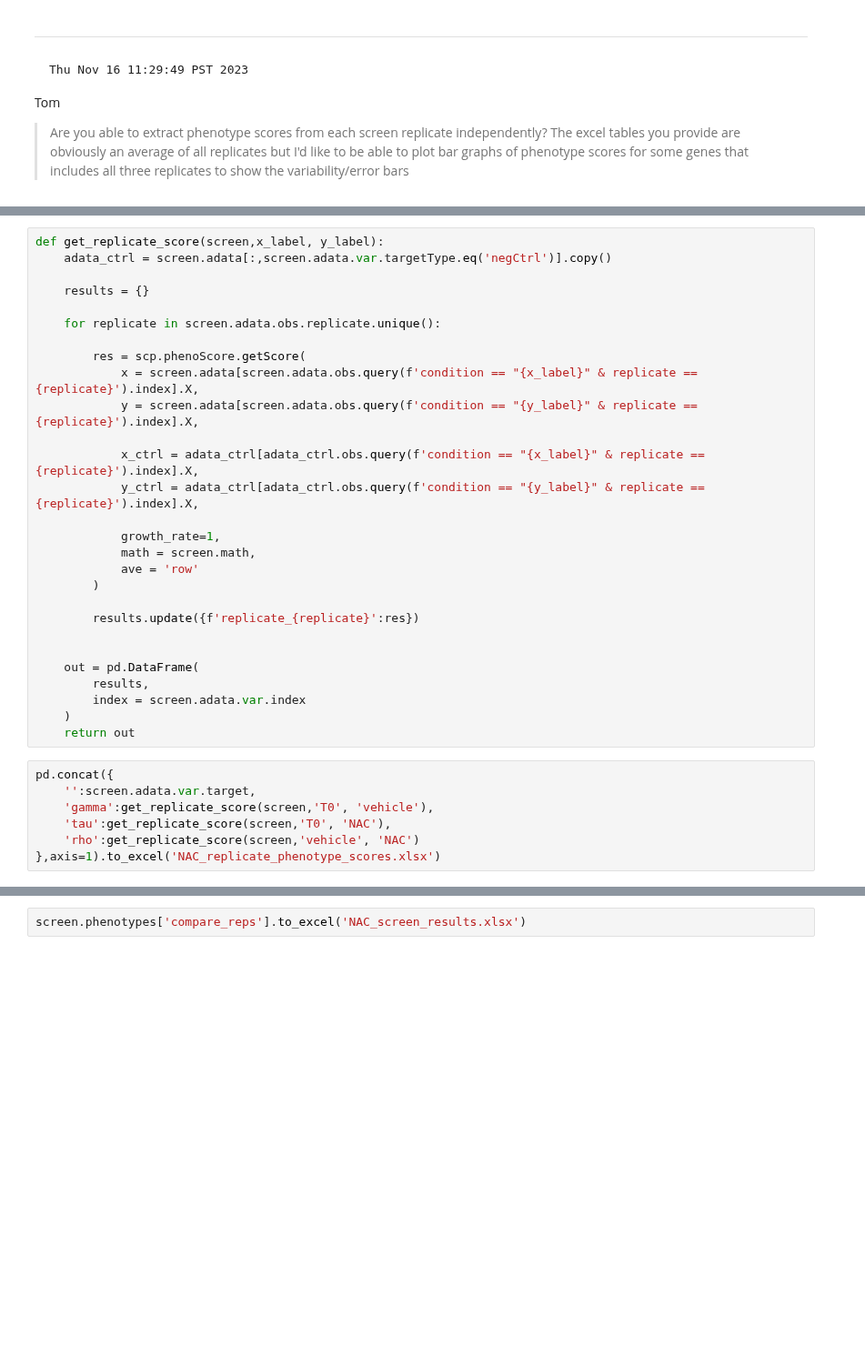
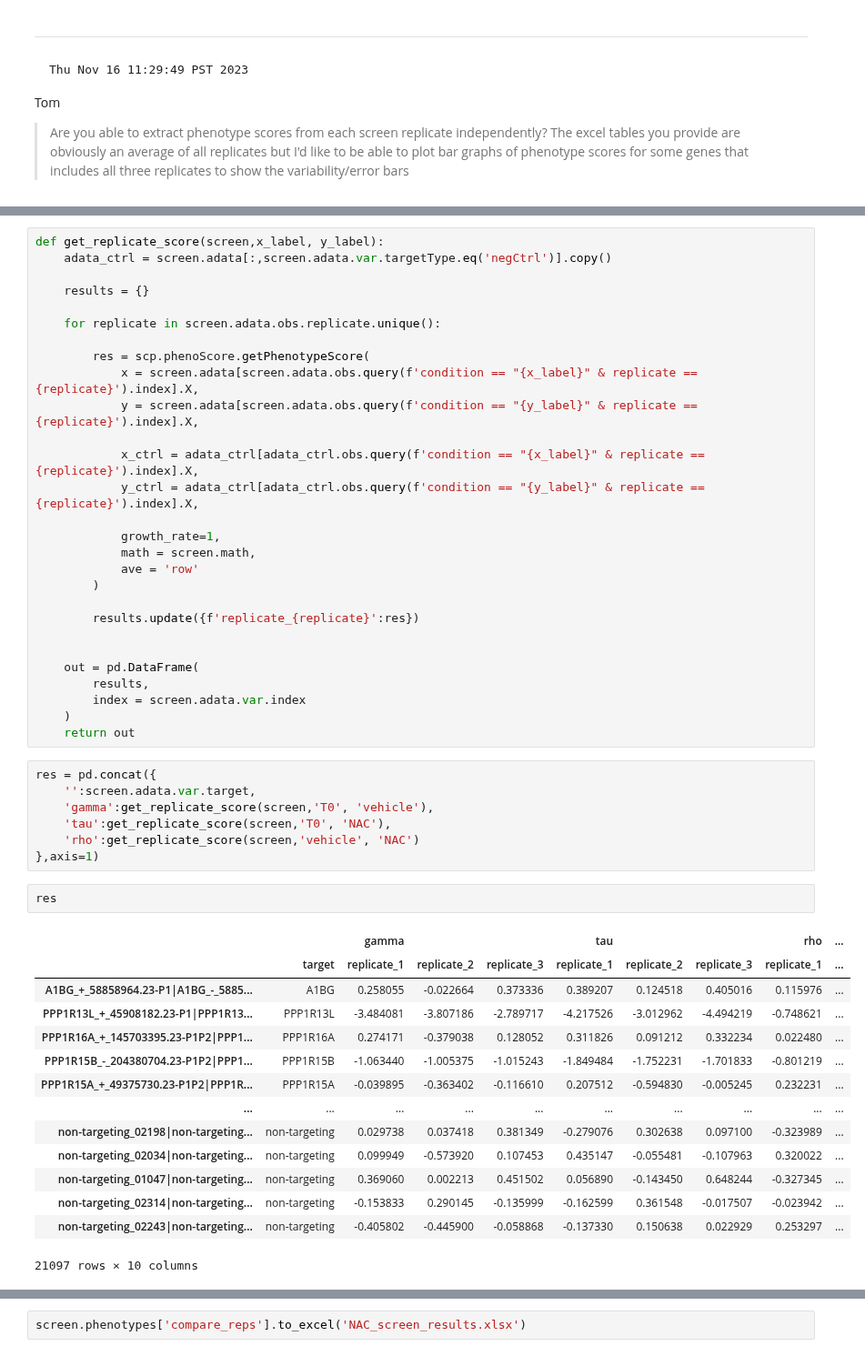
Before and after one commit to abearab/DDRi-screens, a Jupyter notebook: CRISPRi-NAC/screen_analysis.ipynb, the cells around one changed output, grey strips where cells are left out. Shown at 91% size. Cells and saved outputs as stored; diff of their text form; blank space fills up the shorter version.

```diff
--- a/CRISPRi-NAC/screen_analysis.ipynb
+++ b/CRISPRi-NAC/screen_analysis.ipynb
@@ -106,7 +122,7 @@ def get_replicate_score(screen,x_label, y_label):
 
     for replicate in screen.adata.obs.replicate.unique():
 
-        res = scp.phenoScore.getScore(
+        res = scp.phenoScore.getPhenotypeScore(
             x = screen.adata[screen.adata.obs.query(f'condition == "{x_label}" & replicate == {replicate}').index].X,
             y = screen.adata[screen.adata.obs.query(f'condition == "{y_label}" & replicate == {replicate}').index].X,
 
@@ -127,9 +143,26 @@ def get_replicate_score(screen,x_label, y_label):
     )
     return out
 # %%
-pd.concat({
+res = pd.concat({
     '':screen.adata.var.target,
     'gamma':get_replicate_score(screen,'T0', 'vehicle'),
     'tau':get_replicate_score(screen,'T0', 'NAC'),
     'rho':get_replicate_score(screen,'vehicle', 'NAC')
-},axis=1).to_excel('NAC_replicate_phenotype_scores.xlsx')
+},axis=1)
+# %%
+res
+# %% [output]
+|  |  | gamma |  |  | tau |  |  | rho | ... |
+|  | target | replicate_1 | replicate_2 | replicate_3 | replicate_1 | replicate_2 | replicate_3 | replicate_1 | ... |
+| A1BG_+_58858964.23-P1|A1BG_-_5885... | A1BG | 0.258055 | -0.022664 | 0.373336 | 0.389207 | 0.124518 | 0.405016 | 0.115976 | ... |
+| PPP1R13L_+_45908182.23-P1|PPP1R13... | PPP1R13L | -3.484081 | -3.807186 | -2.789717 | -4.217526 | -3.012962 | -4.494219 | -0.748621 | ... |
+| PPP1R16A_+_145703395.23-P1P2|PPP1... | PPP1R16A | 0.274171 | -0.379038 | 0.128052 | 0.311826 | 0.091212 | 0.332234 | 0.022480 | ... |
+| PPP1R15B_-_204380704.23-P1P2|PPP1... | PPP1R15B | -1.063440 | -1.005375 | -1.015243 | -1.849484 | -1.752231 | -1.701833 | -0.801219 | ... |
+| PPP1R15A_+_49375730.23-P1P2|PPP1R... | PPP1R15A | -0.039895 | -0.363402 | -0.116610 | 0.207512 | -0.594830 | -0.005245 | 0.232231 | ... |
+| ... | ... | ... | ... | ... | ... | ... | ... | ... | ... |
+| non-targeting_02198|non-targeting... | non-targeting | 0.029738 | 0.037418 | 0.381349 | -0.279076 | 0.302638 | 0.097100 | -0.323989 | ... |
+| non-targeting_02034|non-targeting... | non-targeting | 0.099949 | -0.573920 | 0.107453 | 0.435147 | -0.055481 | -0.107963 | 0.320022 | ... |
+| non-targeting_01047|non-targeting... | non-targeting | 0.369060 | 0.002213 | 0.451502 | 0.056890 | -0.143450 | 0.648244 | -0.327345 | ... |
+| non-targeting_02314|non-targeting... | non-targeting | -0.153833 | 0.290145 | -0.135999 | -0.162599 | 0.361548 | -0.017507 | -0.023942 | ... |
+| non-targeting_02243|non-targeting... | non-targeting | -0.405802 | -0.445900 | -0.058868 | -0.137330 | 0.150638 | 0.022929 | 0.253297 | ... |
+21097 rows × 10 columns
```
Also changed, not shown: parts of 14 cells of this notebook.
